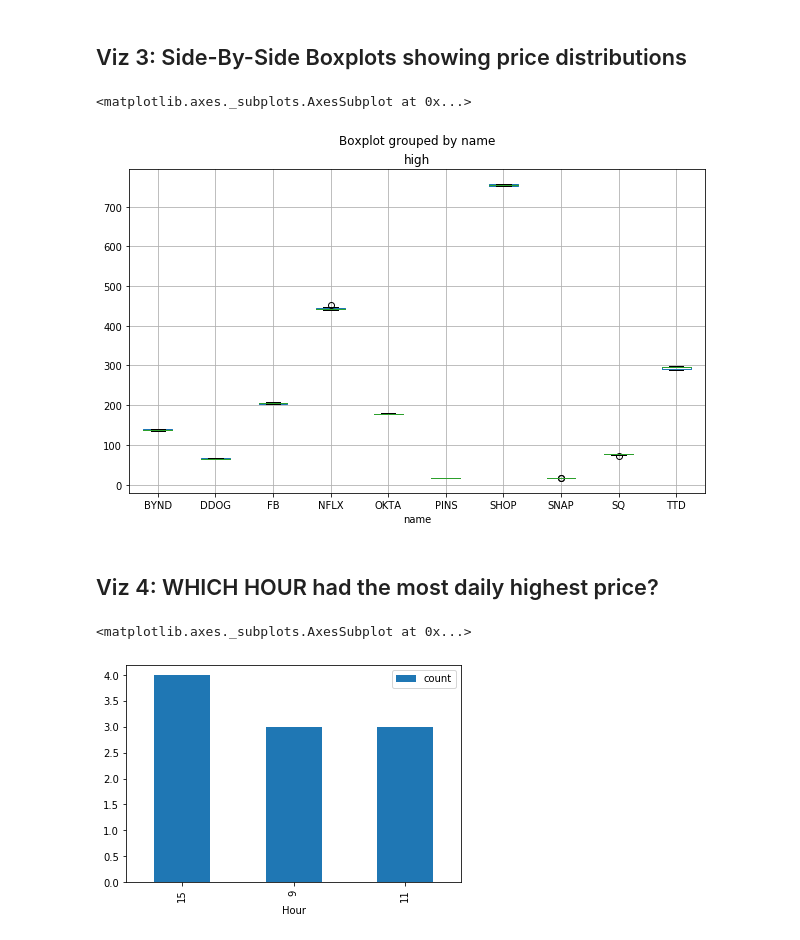
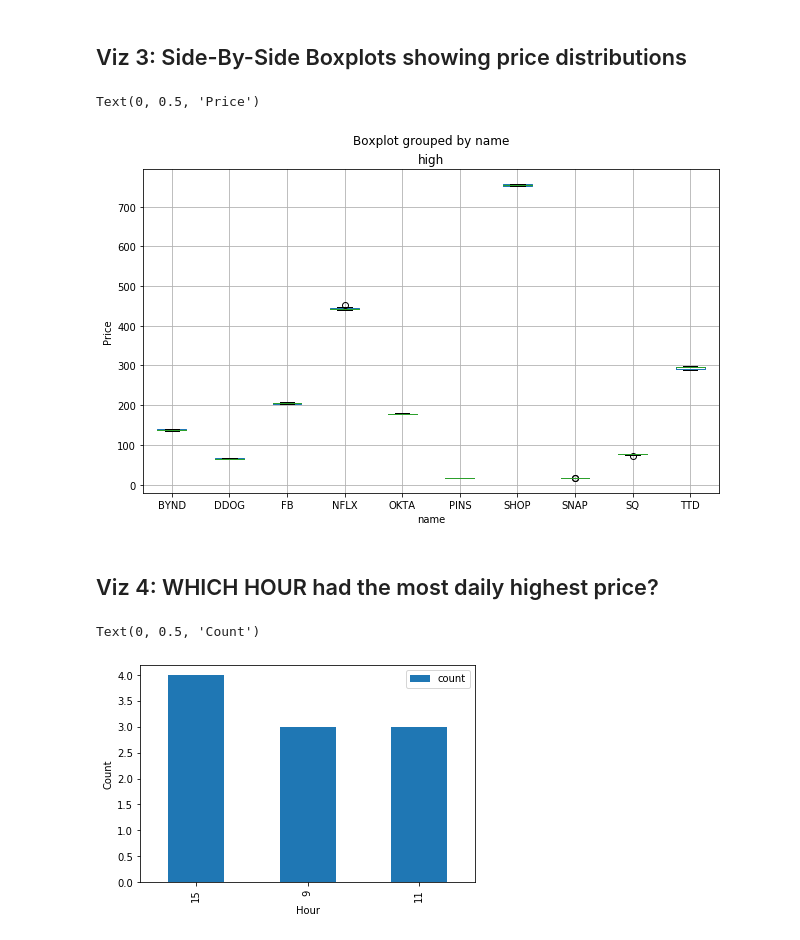
Before and after one commit to karin6543/AWS-Yahoo-Finance, a Jupyter notebook: Analysis.ipynb, the cells around one changed output. Cells and saved outputs as stored; diff of their text form; code cells hidden in the pictures.

```diff
--- a/Analysis.ipynb
+++ b/Analysis.ipynb
@@ -51,9 +53,10 @@ dfg.groupby('Hour')['% change'].mean().plot(kind='bar',color=['g', 'r'])
 # %%
 
 df.boxplot(column='high',by='name',figsize=(10,6))
+plt.ylabel('Price')
 # %% [output]
-<matplotlib.axes._subplots.AxesSubplot at 0x...>
+Text(0, 0.5, 'Price')
-[figure, old version]
+[figure, new version]
 # %%
 from pandasql import sqldf
 pysqldf = lambda q: sqldf(q, globals())
@@ -61,6 +64,7 @@ pysqldf = lambda q: sqldf(q, globals())
 ## Viz 4: WHICH HOUR had the most daily highest price?
 # %%
 pysqldf("SELECT Hour,count(rank)count FROM(SELECT name,rank() over (PARTITION BY name ORDER BY high DESC) rank,Hour FROM df)sq1 WHERE rank=1 GROUP BY Hour").set_index('Hour').sort_values(by='count',ascending=False).plot(kind='bar')
+plt.ylabel('Count')
 # %% [output]
-<matplotlib.axes._subplots.AxesSubplot at 0x...>
+Text(0, 0.5, 'Count')
-[figure, old version]
+[figure, new version]
```
Also changed, not shown: parts of 2 cells of this notebook.
